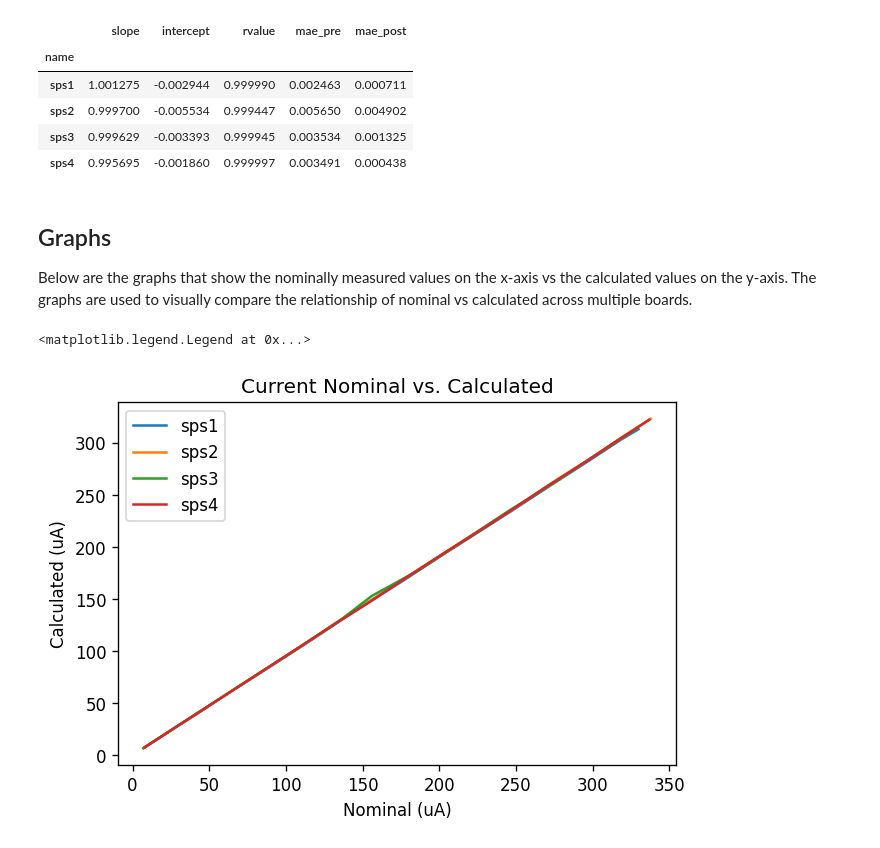
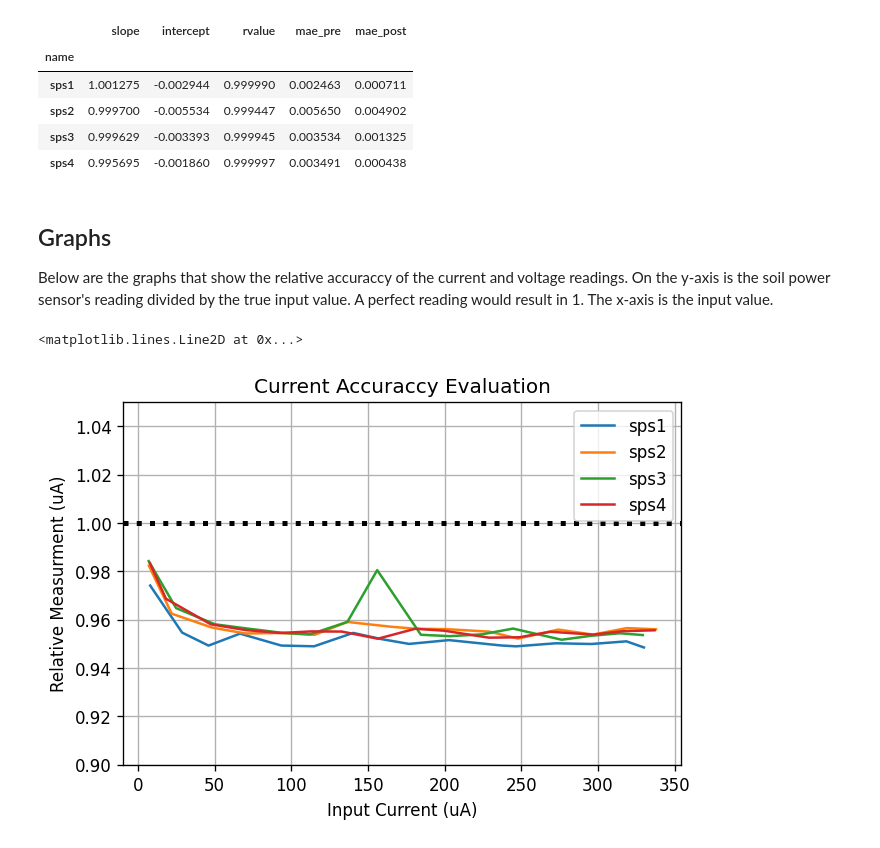
Before and after one commit to jlab-sensing/soil-power-sensor-calibration, a Jupyter notebook: calibration.ipynb, the cells around one changed output. Drawn from its saved outputs; the diff is of its cells as text; code cells hidden in the pictures.

Commit message:
Updated graphs on jupyter notebook

```diff
--- a/calibration.ipynb
+++ b/calibration.ipynb
@@ -149,20 +150,24 @@ V_stats_df.set_index('name')
 # %% [markdown]
 ## Graphs
 
-Below are the graphs that show the nominally measured values on the x-axis vs the calculated values on the y-axis. The graphs are used to visually compare the relationship of nominal vs calculated across multiple boards.
+Below are the graphs that show the relative accuraccy of the current and voltage readings. On the y-axis is the soil power sensor's reading divided by the true input value. A perfect reading would result in 1. The x-axis is the input value.
 # %%
 fig, ax = plt.subplots()
 
 for n, i in zip(names, I_plots):
-    ax.plot(i["I_nom"], i["I_calc"], label=n)
+    ax.plot(i["I_nom"], i["I_calc"]/i["I_nom"], label=n)
 
-ax.set_title("Current Nominal vs. Calculated")
-ax.set_xlabel("Nominal (uA)")
-ax.set_ylabel("Calculated (uA)")
+ax.set_title("Current Accuraccy Evaluation")
+ax.set_xlabel("Input Current (uA)")
+ax.set_ylabel("Relative Measurment (uA)")
+# Scaling might have to be adjusted using the 'ymin' and 'ymax'
+ax.axis(ymin=0.9,ymax=1.05)
+ax.grid()
 ax.legend()
+ax.axhline(y=1, linestyle=':', color='k', linewidth='3')
 # %% [output]
-<matplotlib.legend.Legend at 0x...>
+<matplotlib.lines.Line2D at 0x...>
-[figure, old version]
+[figure, new version]
 # %%
 fig, ax = plt.subplots()
 
```
Also changed, not shown: parts of 2 cells of this notebook.
